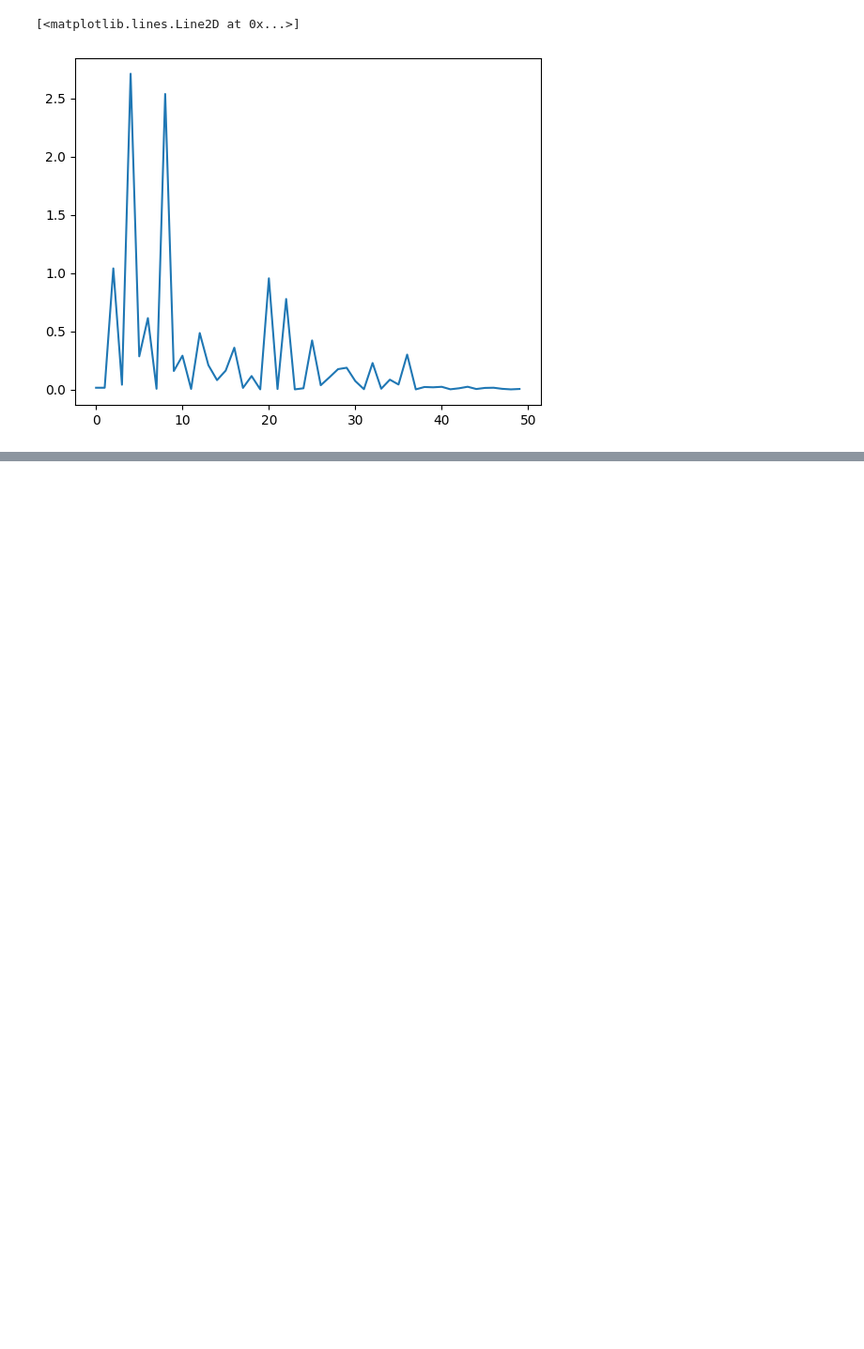
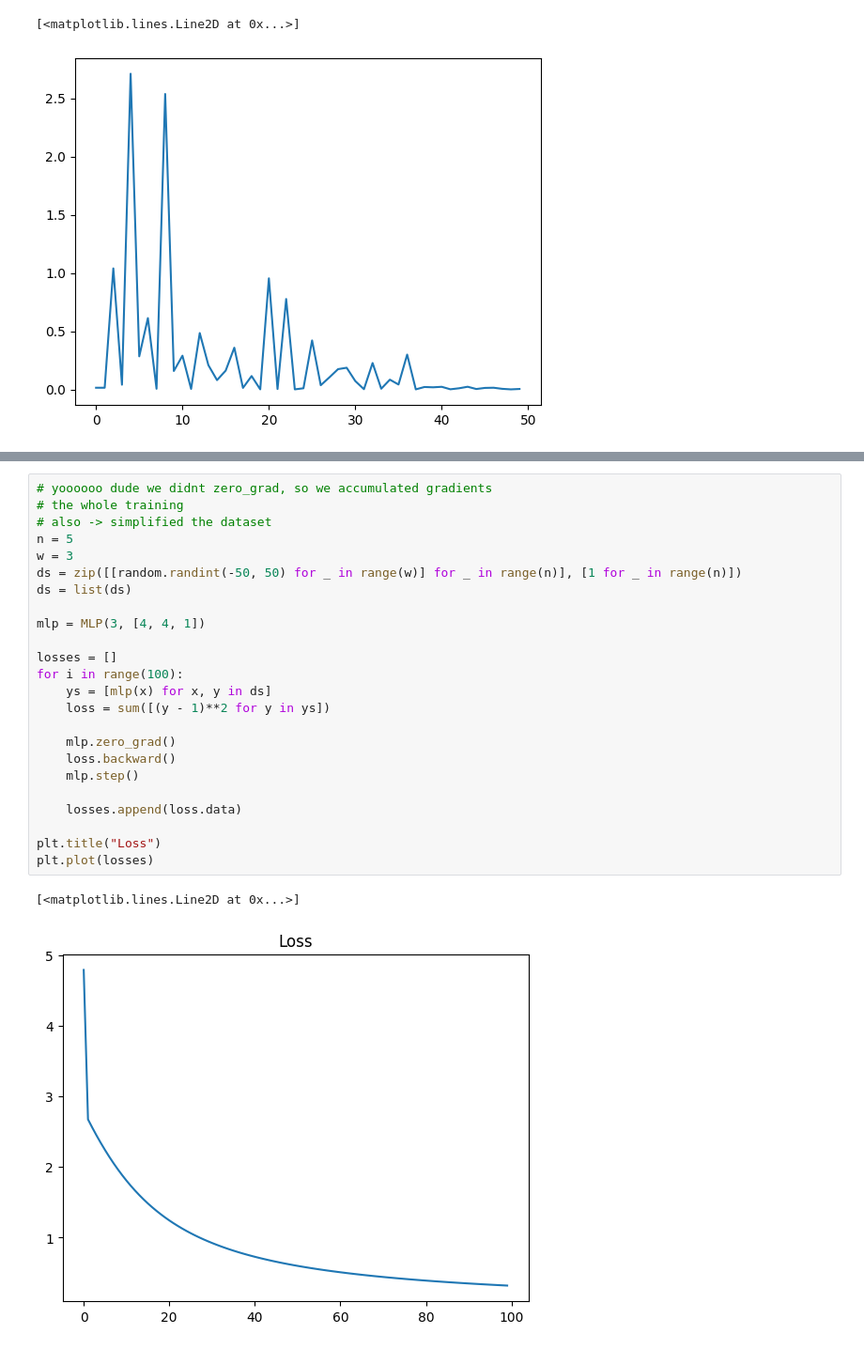
Before and after one commit to Laz4rz/2headgrad, a Jupyter notebook: head2grad_play.ipynb, the cells around one changed output, grey strips where cells are left out. Shown at 94% size. Drawn from its saved outputs; the diff is of its cells as text; blank space fills up the shorter version.

Commit message:
backprop: fix, fix, fix, now whole thing seems correct

```diff
--- a/head2grad_play.ipynb
+++ b/head2grad_play.ipynb
@@ -205,0 +202,27 @@ for lr in lrs:
+# %%
+# yoooooo dude we didnt zero_grad, so we accumulated gradients
+# the whole training
+# also -> simplified the dataset
+n = 5
+w = 3
+ds = zip([[random.randint(-50, 50) for _ in range(w)] for _ in range(n)], [1 for _ in range(n)])
+ds = list(ds)
+
+mlp = MLP(3, [4, 4, 1])
+
+losses = []
+for i in range(100):
+    ys = [mlp(x) for x, y in ds]
+    loss = sum([(y - 1)**2 for y in ys])
+
+    mlp.zero_grad()
+    loss.backward()
+    mlp.step()
+
+    losses.append(loss.data)
+
+plt.title("Loss")
+plt.plot(losses)
+# %% [output]
+[<matplotlib.lines.Line2D at 0x...>]
+[figure, added]
```
Also changed, not shown: parts of 4 cells of this notebook, 1 other file.
